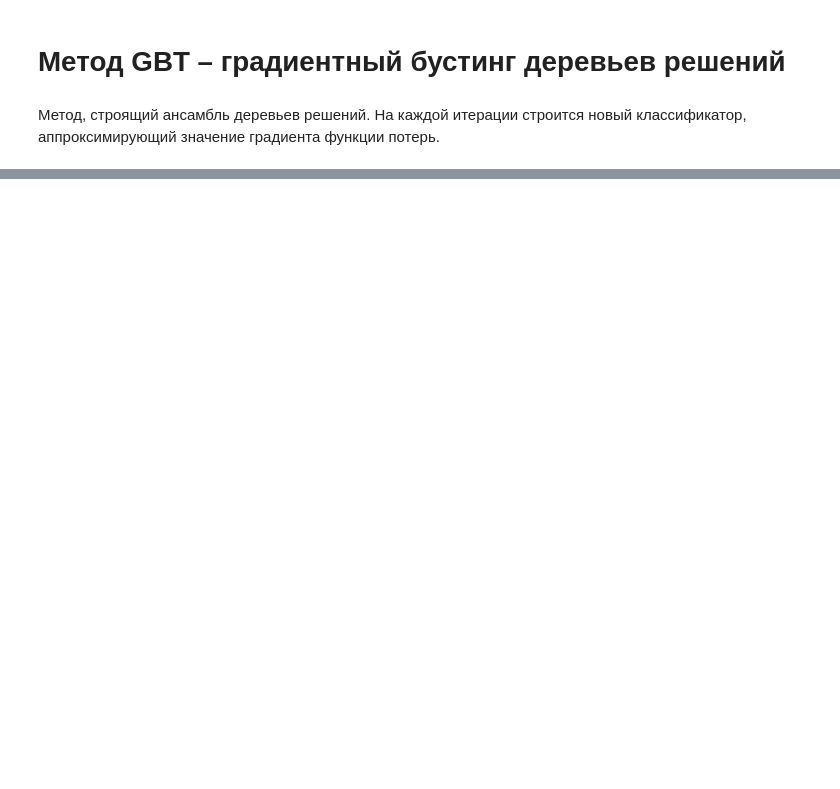
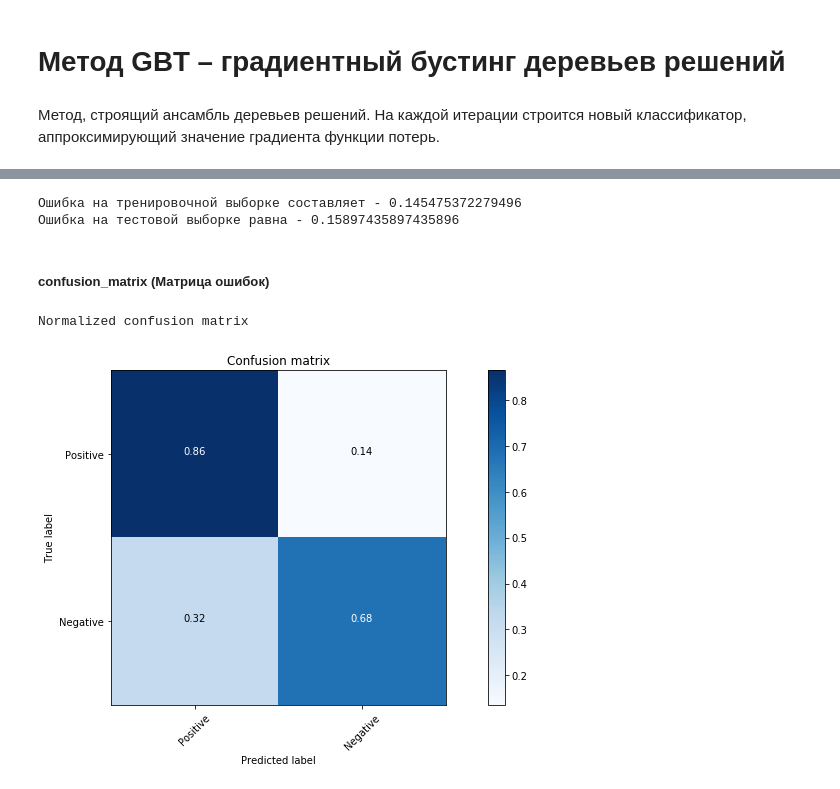
Before and after one commit to KornevaTatiana/DataAnalysis, a Jupyter notebook: DataAnalysis.ipynb, the cells around one changed output, grey strips where cells are left out. Cells and saved outputs as stored; diff of their text form; code cells hidden in the pictures; blank space fills up the shorter version.

```diff
--- a/DataAnalysis.ipynb
+++ b/DataAnalysis.ipynb
@@ -714,0 +907,4 @@ print(err_train, err_test)
+# %%
+mlp_model = MLPClassifier(alpha=alpha_opt, hidden_layer_sizes = (100,), solver = 'lbfgs', activation = 'logistic',
+                          max_iter = 50, random_state=14)
+mlp_model.fit(X_train, y_train)
@@ -714,0 +919,43 @@ print(err_train, err_test)
+# %%
+y_train_pred = mlp_model.predict(X_train)
+y_test_pred = mlp_model.predict(X_test)
+print( 'Ошибка на тренировочной выборке составляет - {}\nОшибка на тестовой выборке равна - {}'.format(np.mean(y_train != y_train_pred), np.mean(y_test != y_test_pred)))
+# %% [output]
+Ошибка на тренировочной выборке составляет - 0.145475372279496
+Ошибка на тестовой выборке равна - 0.15897435897435896
+# %% [markdown]
+##### confusion_matrix (Матрица ошибок)
+# %%
+def plot_confusion_matrix(cm, classes,
+                          normalize=False,
+                          title='Confusion matrix',
+                          cmap=plt.cm.Blues):
+    if normalize:
+        cm = cm.astype('float') / cm.sum(axis=1)[:, np.newaxis]
+        print("Normalized confusion matrix")
+    else:
+        print('Confusion matrix, without normalization')
+
+
+    plt.imshow(cm, interpolation='nearest', cmap=cmap)
+    plt.title(title)
+    plt.colorbar()
+    tick_marks = np.arange(len(classes))
+    plt.xticks(tick_marks, classes, rotation=45)
+    plt.yticks(tick_marks, classes)
+
+    fmt = '.2f' if normalize else 'd'
+    thresh = cm.max() / 2.
+    for i, j in itertools.product(range(cm.shape[0]), range(cm.shape[1])):
+        plt.text(j, i, format(cm[i, j], fmt),
+                 horizontalalignment="center",
+                 color="white" if cm[i, j] > thresh else "black")
+
+    plt.ylabel('True label')
+    plt.xlabel('Predicted label')
+    plt.tight_layout()
+# %%
+plot_confusion_matrix(confusion_matrix(y_test_pred, y_test), ['Positive', 'Negative'], normalize=True)
+# %% [output]
+Normalized confusion matrix
+[figure, added]
```
Also changed, not shown: parts of 96 cells of this notebook.
